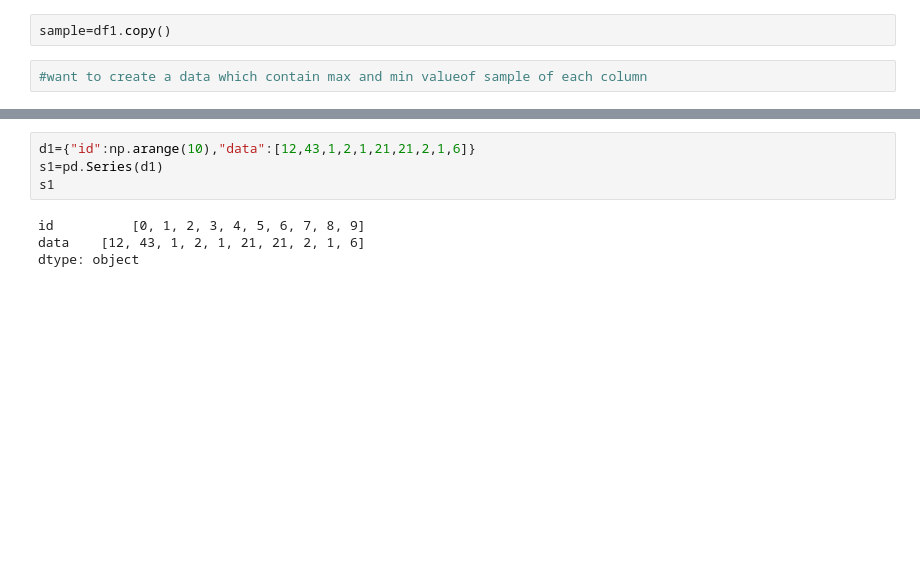
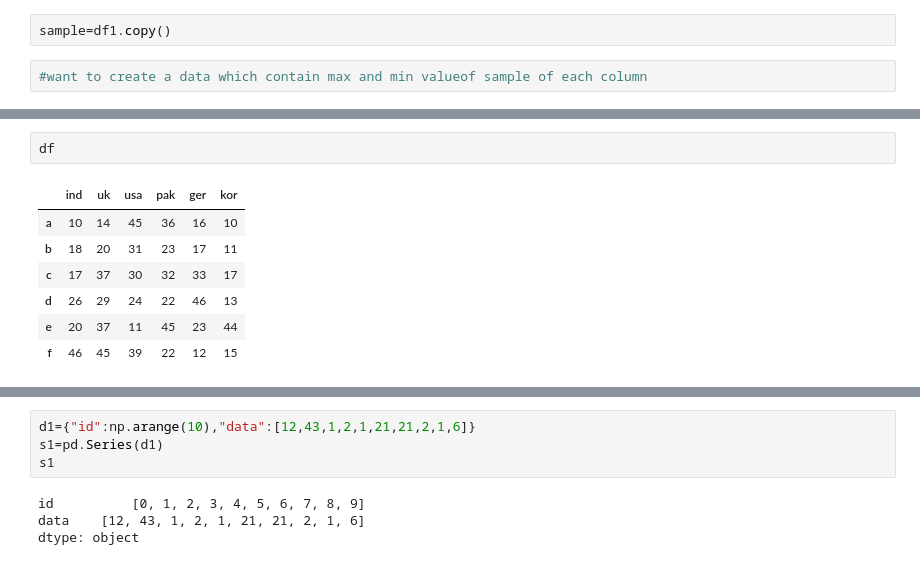
Before and after one commit to Nidhisha08/PYTHON, a Jupyter notebook: pandas.ipynb, the cells around one changed output, grey strips where cells are left out. Cells and saved outputs as stored; diff of their text form; blank space fills up the shorter version.

```diff
--- a/pandas.ipynb
+++ b/pandas.ipynb
@@ -755,0 +919,10 @@ ValueError: Shape of passed values is (2, 1), indices imply (2, 2)
+# %%
+df
+# %% [output]
+|  | ind | uk | usa | pak | ger | kor |
+| a | 10 | 14 | 45 | 36 | 16 | 10 |
+| b | 18 | 20 | 31 | 23 | 17 | 11 |
+| c | 17 | 37 | 30 | 32 | 33 | 17 |
+| d | 26 | 29 | 24 | 22 | 46 | 13 |
+| e | 20 | 37 | 11 | 45 | 23 | 44 |
+| f | 46 | 45 | 39 | 22 | 12 | 15 |
```
Also changed, not shown: parts of 51 cells of this notebook.
